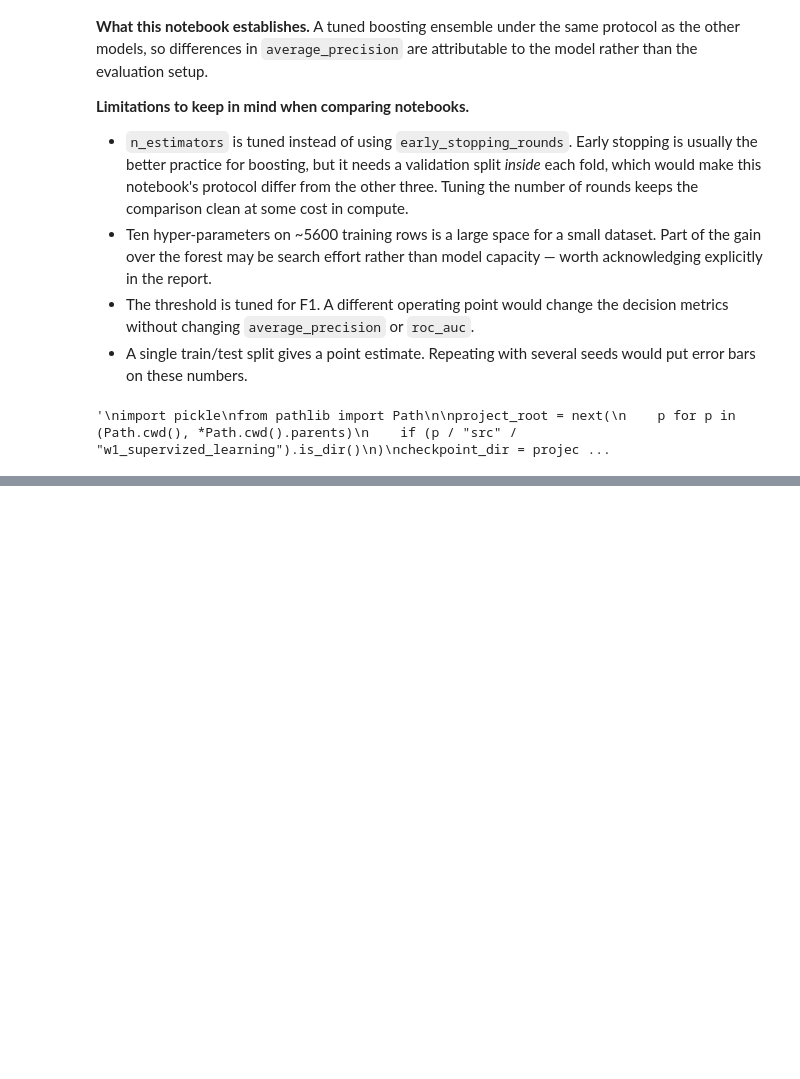
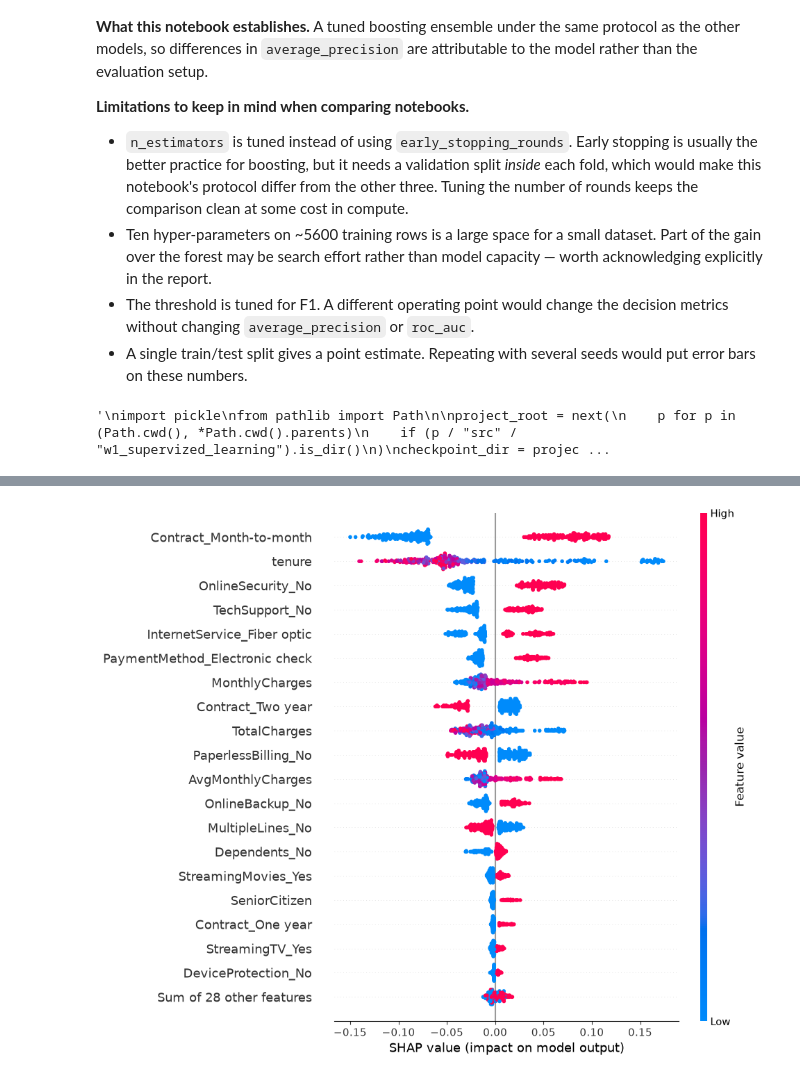
Before and after one commit to NicolasKappuru/customer-churn-prediction, a Jupyter notebook: src/w1_supervized_learning/models/xgboost/03_xgboost.ipynb, the cells around one changed output, grey strips where cells are left out. Saved outputs shown, nothing was run; the diff lists cells and outputs as text; code cells hidden in the pictures; blank space fills up the shorter version.

```diff
--- a/src/w1_supervized_learning/models/xgboost/03_xgboost.ipynb
+++ b/src/w1_supervized_learning/models/xgboost/03_xgboost.ipynb
@@ -630,0 +635,80 @@ with open(xgb_path, "wb") as f:
+# %%
+import shap
+import numpy as np
+import pandas as pd
+
+# El modelo entrenado, los datos y los nombres de variables de esta notebook
+modelo = final_model
+X_eval = np.asarray(X_test)
+nombres_variables = list(FEATURE_NAMES)
+
+# Muestras reproducibles para calcular SHAP
+rng = np.random.default_rng(SEED)
+indices_fondo = rng.choice(
+    len(X_train),
+    size=min(100, len(X_train)),
+    replace=False
+)
+indices_explicar = rng.choice(
+    len(X_eval),
+    size=min(300, len(X_eval)),
+    replace=False
+)
+
+fondo = np.asarray(X_train)[indices_fondo]
+X_explicar = X_eval[indices_explicar]
+
+explainer = shap.TreeExplainer(
+    modelo,
+    data=fondo,
+    feature_perturbation="interventional",
+    model_output="probability"
+)
+
+def explicacion_churn(datos):
+    exp = explainer(datos)
+    valores = np.asarray(exp.values)
+    bases = np.asarray(exp.base_values)
+
+    # Si SHAP devuelve una salida por clase, usar la clase 1 (churn).
+    if valores.ndim == 3:
+        valores = valores[:, :, 1]
+        if bases.ndim == 2:
+            bases = bases[:, 1]
+
+    return shap.Explanation(
+        values=valores,
+        base_values=bases,
+        data=datos,
+        feature_names=nombres_variables
+    )
+
+# Impacto global: las variables que aumentan o reducen la predicción de churn
+exp_global = explicacion_churn(X_explicar)
+
+shap.plots.beeswarm(exp_global, max_display=20)
+shap.plots.bar(exp_global, max_display=20)
+
+# Explicación para un cliente de X_test (posición 0 = primer cliente)
+pos_cliente = 0
+cliente = X_eval[[pos_cliente]]
+exp_cliente = explicacion_churn(cliente)
+
+prob_churn = modelo.predict_proba(cliente)[0, 1]
+print(f"Probabilidad predicha de churn: {prob_churn:.1%}")
+
+shap.plots.waterfall(exp_cliente[0], max_display=15)
+
+tabla_cliente = pd.DataFrame({
+    "variable": nombres_variables,
+    "valor_cliente": cliente[0],
+    "impacto_SHAP": exp_cliente.values[0]
+})
+tabla_cliente["impacto_abs"] = tabla_cliente["impacto_SHAP"].abs()
+tabla_cliente = tabla_cliente.sort_values(
+    "impacto_abs", ascending=False
+).drop(columns="impacto_abs")
+
+display(tabla_cliente)
+# %% [output]
+[figure, added]
```
Also changed, not shown: parts of 3 cells of this notebook, 9 other files.
